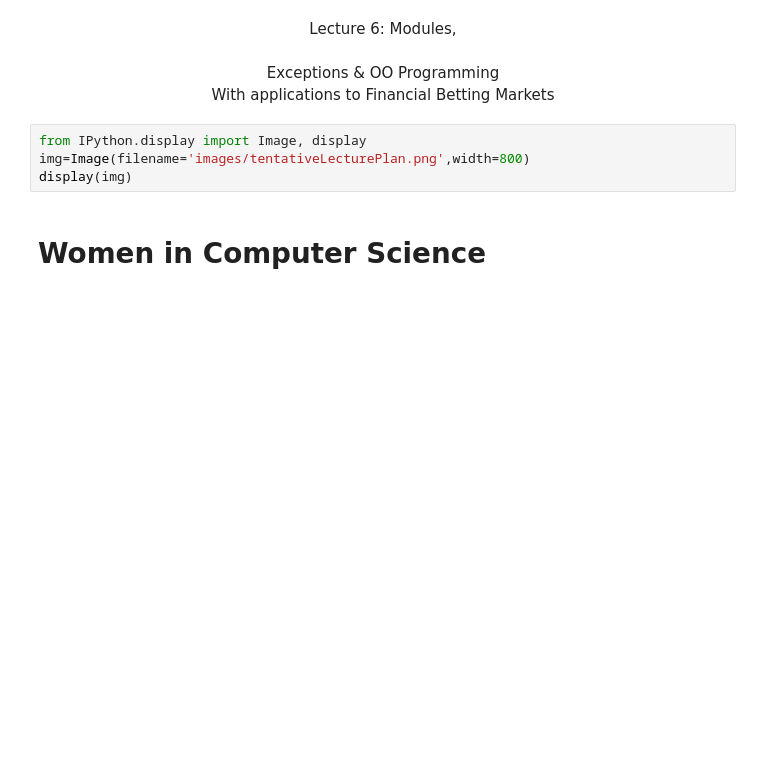
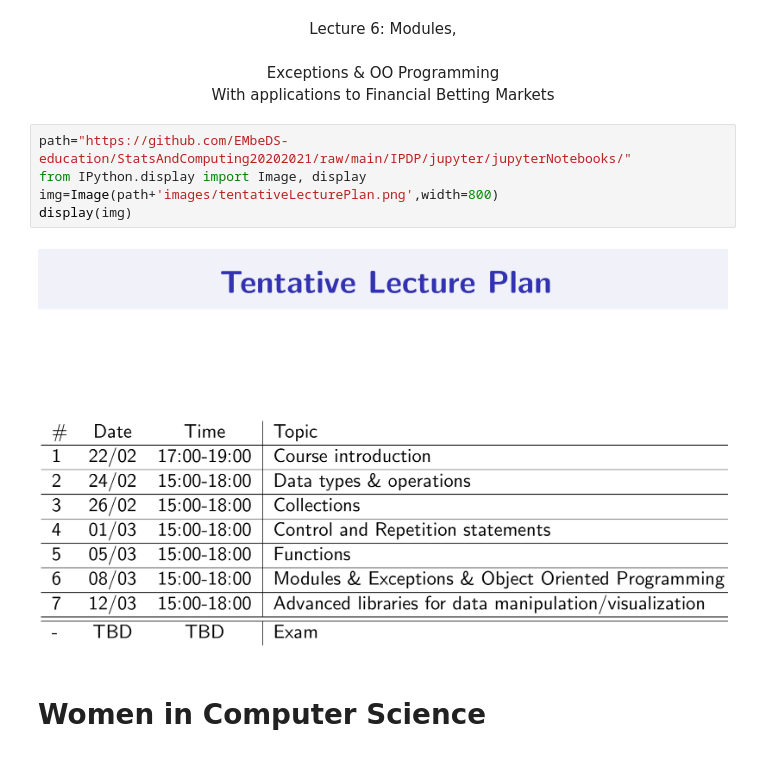
Before and after one commit to EMbeDS-education/StatsAndComputing20202021, a Jupyter notebook: IPDP/jupyter/jupyterNotebooks/06ModulesExceptionsAndOOP.ipynb, the cells around one changed output. Drawn from its saved outputs; the diff is of its cells as text; blank space fills up the shorter version.

Commit message:
Remote urls for images

```diff
--- a/IPDP/jupyter/jupyterNotebooks/06ModulesExceptionsAndOOP.ipynb
+++ b/IPDP/jupyter/jupyterNotebooks/06ModulesExceptionsAndOOP.ipynb
@@ -16,9 +16,12 @@
 <center><font size="+4"> Exceptions & OO Programming</font></center>
 <center><font size="+2"> With applications to Financial Betting Markets</font></center>
 # %%
+path="https://github.com/EMbeDS-education/StatsAndComputing20202021/raw/main/IPDP/jupyter/jupyterNotebooks/"
 from IPython.display import Image, display
-img=Image(filename='images/tentativeLecturePlan.png',width=800)
+img=Image(path+'images/tentativeLecturePlan.png',width=800)
 display(img)
+# %% [output]
+[figure, added]
 # %% [markdown]
 # Women in Computer Science
 # %% [markdown]
```
Also changed, not shown: parts of 35 cells of this notebook.
